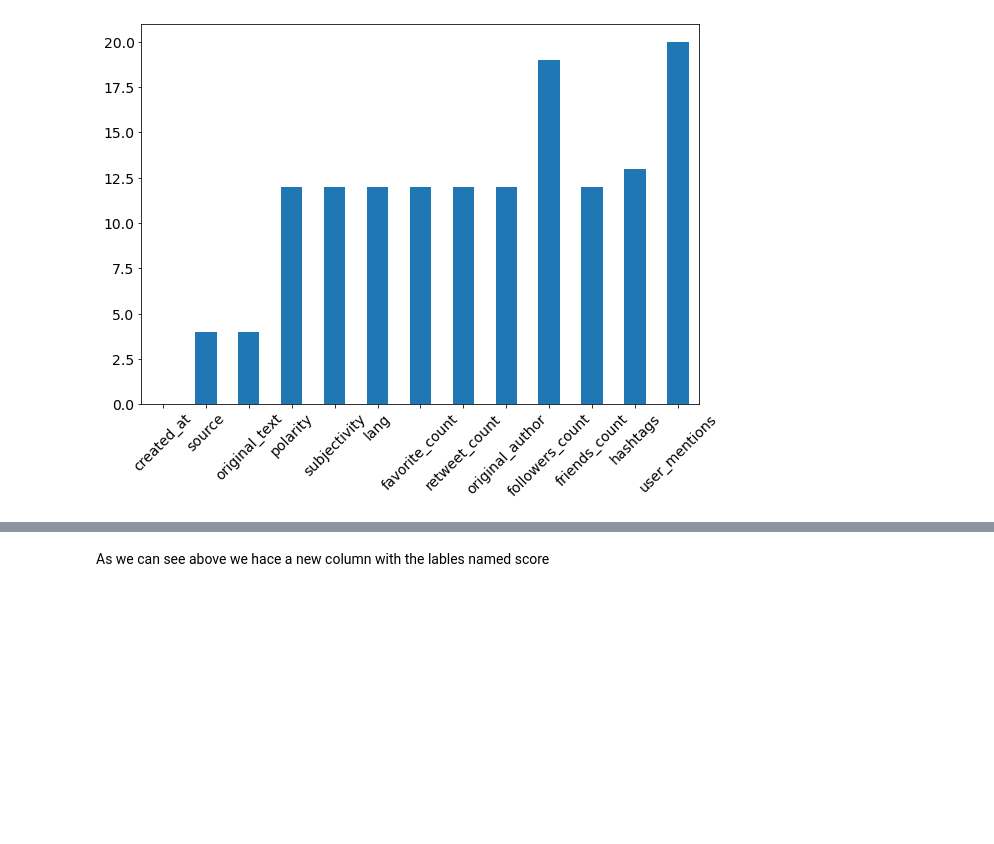
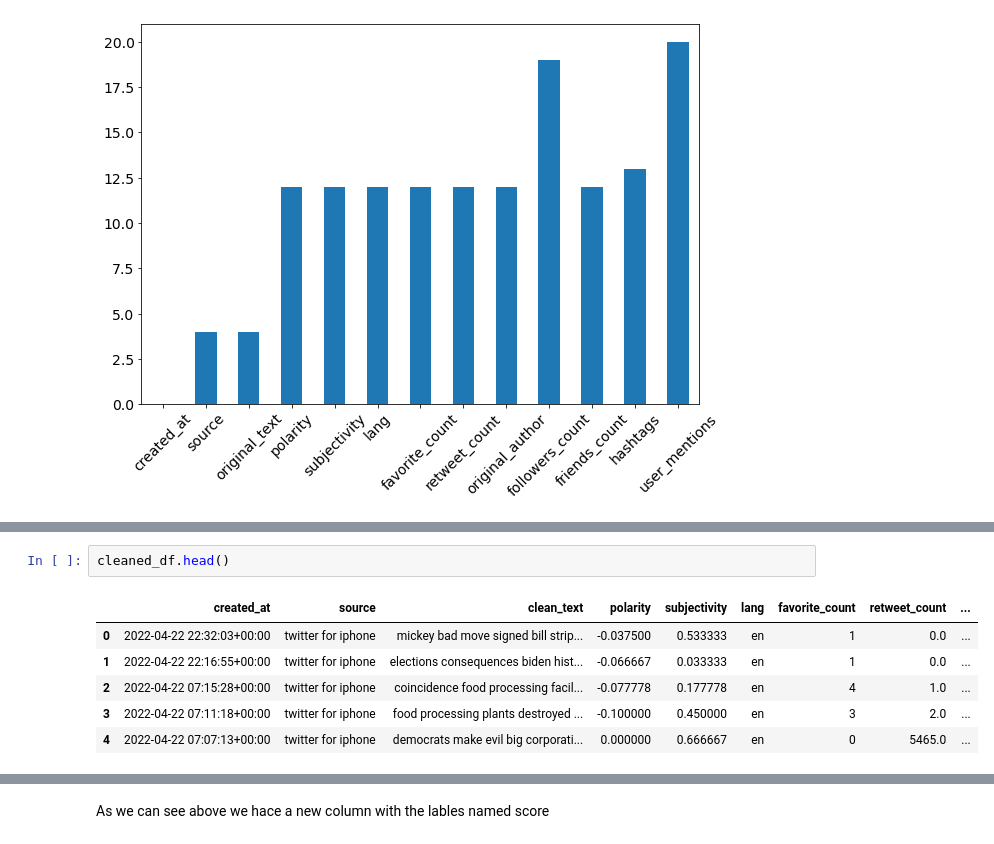
Before and after one commit to Hen0k/Twitter-Data-Analysis, a Jupyter notebook: notebooks/EDA.ipynb, the cells around one changed output, grey strips where cells are left out. Saved outputs shown, nothing was run; the diff lists cells and outputs as text; blank space fills up the shorter version.

```diff
--- a/notebooks/EDA.ipynb
+++ b/notebooks/EDA.ipynb
@@ -117,3 +154,12 @@ Automation in Action...!!!
+# %%
+cleaned_df.head()
+# %% [output]
+|  | created_at | source | clean_text | polarity | subjectivity | lang | favorite_count | retweet_count | ... |
+| 0 | 2022-04-22 22:32:03+00:00 | twitter for iphone | mickey bad move signed bill strip... | -0.037500 | 0.533333 | en | 1 | 0.0 | ... |
+| 1 | 2022-04-22 22:16:55+00:00 | twitter for iphone | elections consequences biden hist... | -0.066667 | 0.033333 | en | 1 | 0.0 | ... |
+| 2 | 2022-04-22 07:15:28+00:00 | twitter for iphone | coincidence food processing facil... | -0.077778 | 0.177778 | en | 4 | 1.0 | ... |
+| 3 | 2022-04-22 07:11:18+00:00 | twitter for iphone | food processing plants destroyed ... | -0.100000 | 0.450000 | en | 3 | 2.0 | ... |
+| 4 | 2022-04-22 07:07:13+00:00 | twitter for iphone | democrats make evil big corporati... | 0.000000 | 0.666667 | en | 0 | 5465.0 | ... |
 # %%
 pprocessor = SADataPreparation()
 labled_df = pprocessor.preprocess_data(cleaned_df)
```
Also changed, not shown: parts of 13 cells of this notebook.
